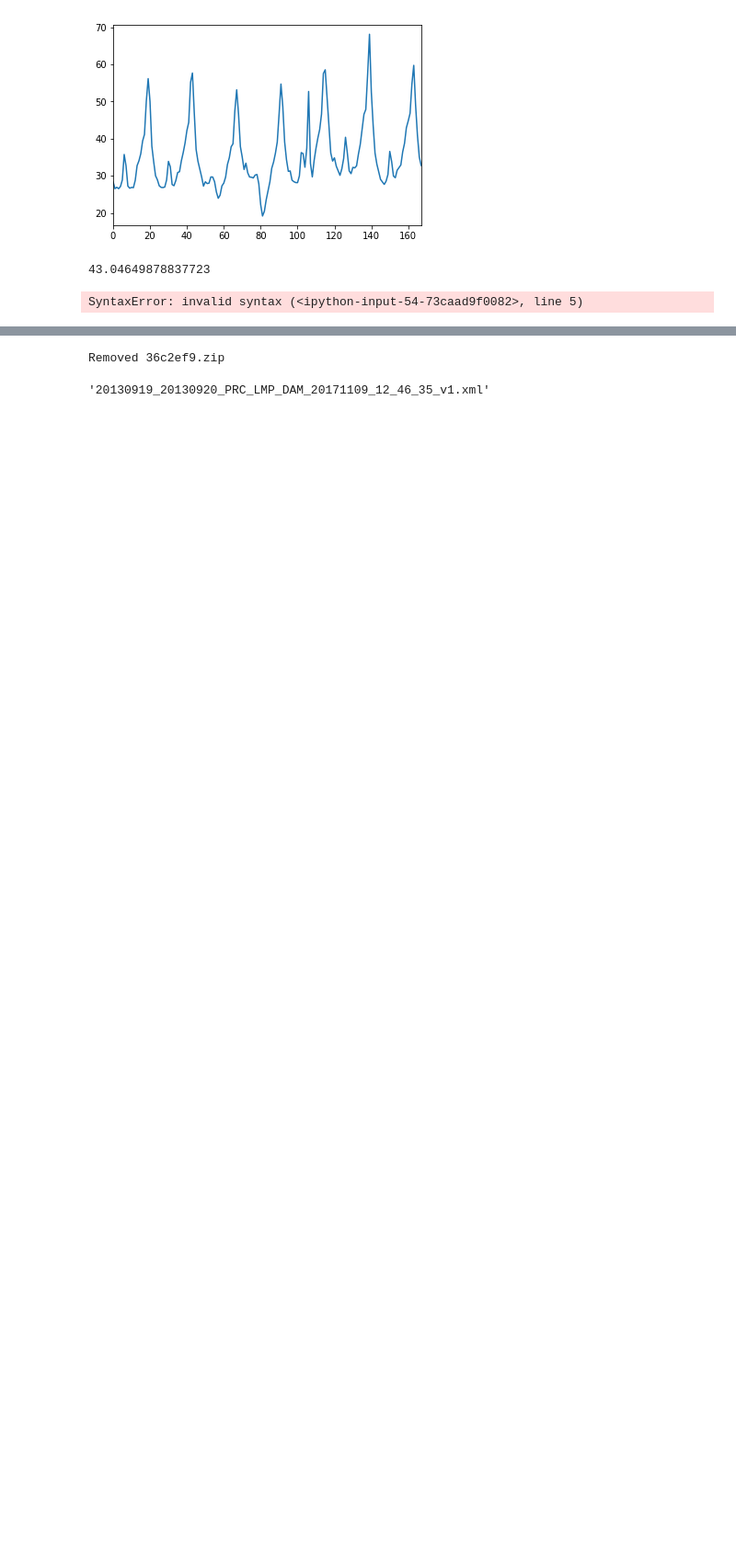
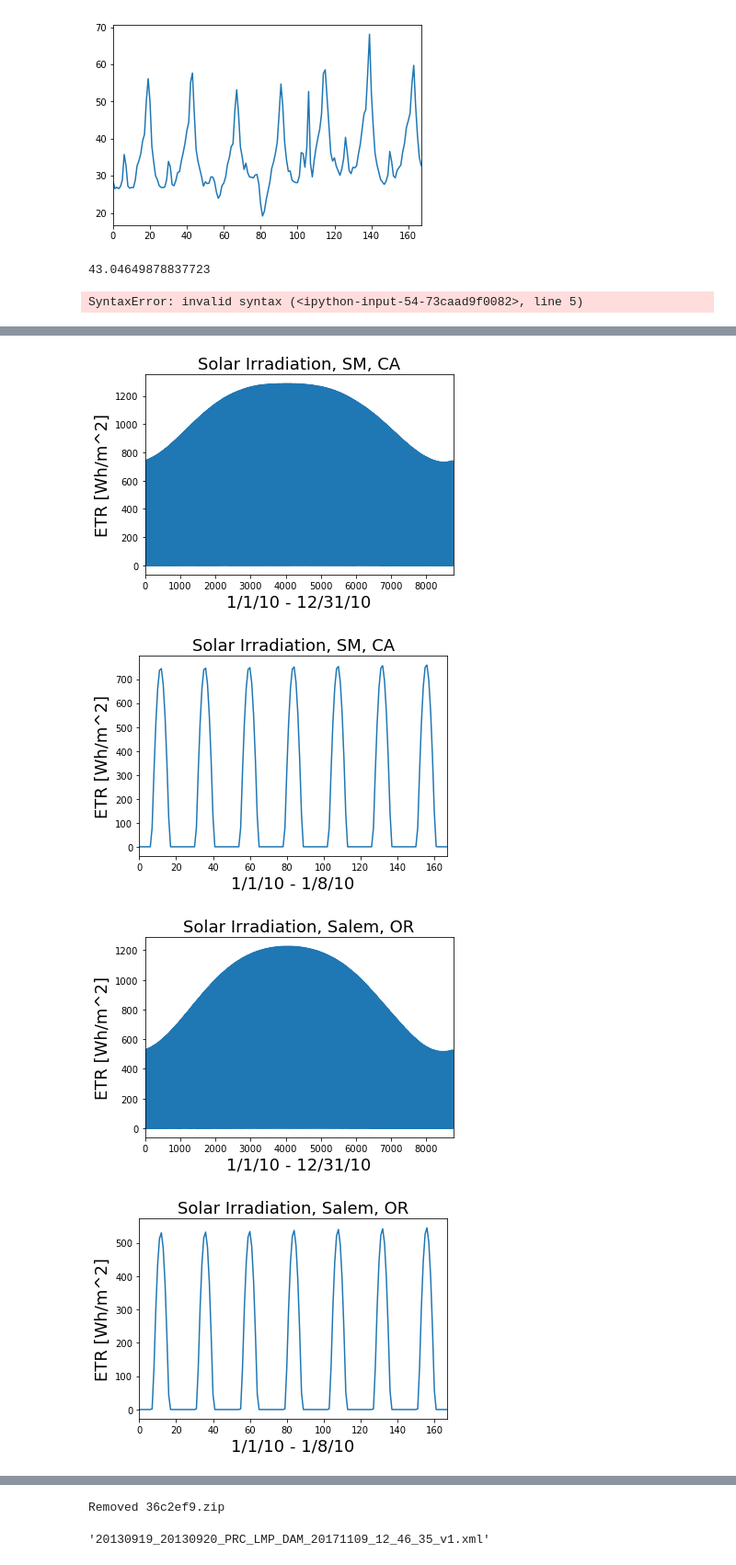
Before and after one commit to UWSEDS-aut17/SunDial, a Jupyter notebook: Loading_Data_and_Defining_subtasks.ipynb, the cells around one changed output, grey strips where cells are left out. Shown at 92% size. Saved outputs shown, nothing was run; the diff lists cells and outputs as text; code cells hidden in the pictures; blank space fills up the shorter version.

Commit message:
finished loading weather observation and forecast data

```diff
--- a/Loading_Data_and_Defining_subtasks.ipynb
+++ b/Loading_Data_and_Defining_subtasks.ipynb
@@ -248,7 +344,41 @@ SyntaxError: invalid syntax (<ipython-input-54-73caad9f0082>, line 5)
 # %%
-# Solar Data
-#SLO
-http://rredc.nrel.gov/solar/old_data/nsrdb/1991-2010/data/hourly/722897/722897_2010_solar.csv
-
-#Salem
-http://rredc.nrel.gov/solar/old_data/nsrdb/1991-2010/data/hourly/726940/726940_2010_solar.csv
+#Download Solar Data
+df_SM_solar = pd.read_csv('http://rredc.nrel.gov/solar/old_data/nsrdb/1991-2010/data/hourly/723940/723940_2010_solar.csv')
+df_Salem_solar = pd.read_csv('http://rredc.nrel.gov/solar/old_data/nsrdb/1991-2010/data/hourly/726940/726940_2010_solar.csv')
+# %%
+
+#Don't know how to query col w/ space in name
+df_SM_solar = df_SM_solar.rename(columns={'ETR (Wh/m^2)': 'ETR'})
+
+
+ax5 = df_SM_solar.ETR.plot()
+ax5.set_ylabel('ETR [Wh/m^2]', fontsize=18)
+ax5.set_xlabel('1/1/10 - 12/31/10',fontsize=18)
+ax5.set_title('Solar Irradiation, SM, CA',fontsize=18)
+plt.show()
+
+ax6 = df_SM_solar.ETR[:168].plot()
+ax6.set_ylabel('ETR [Wh/m^2]', fontsize=18)
+ax6.set_xlabel('1/1/10 - 1/8/10',fontsize=18)
+ax6.set_title('Solar Irradiation, SM, CA',fontsize=18)
+plt.show()
+
+df_Salem_solar = df_Salem_solar.rename(columns={'ETR (Wh/m^2)': 'ETR'})
+
+
+ax7 = df_Salem_solar.ETR.plot()
+ax7.set_ylabel('ETR [Wh/m^2]', fontsize=18)
+ax7.set_xlabel('1/1/10 - 12/31/10',fontsize=18)
+ax7.set_title('Solar Irradiation, Salem, OR',fontsize=18)
+plt.show()
+
+ax8 = df_Salem_solar.ETR[:168].plot()
+ax8.set_ylabel('ETR [Wh/m^2]', fontsize=18)
+ax8.set_xlabel('1/1/10 - 1/8/10',fontsize=18)
+ax8.set_title('Solar Irradiation, Salem, OR',fontsize=18)
+plt.show()
+# %% [output]
+[figure, added]
+[figure, added]
+[figure, added]
+[figure, added]
```
Also changed, not shown: parts of 16 cells of this notebook.
